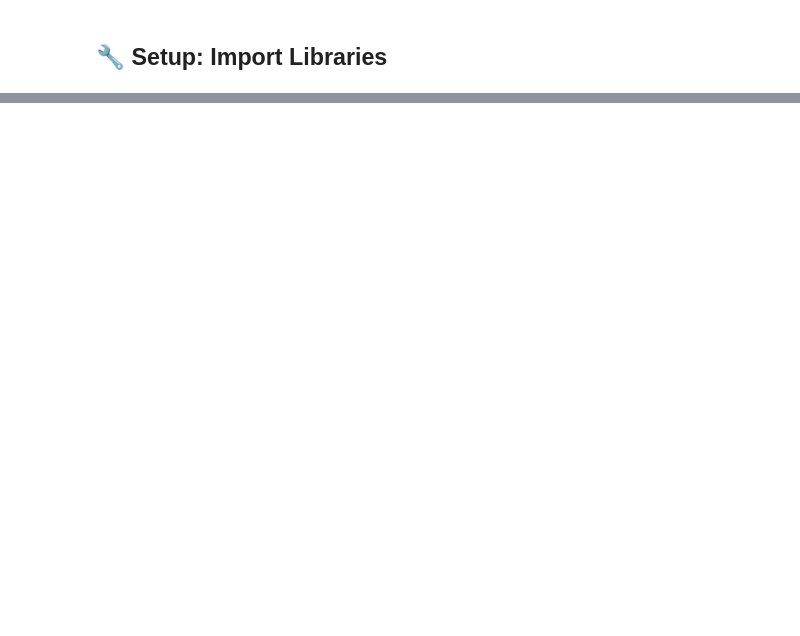
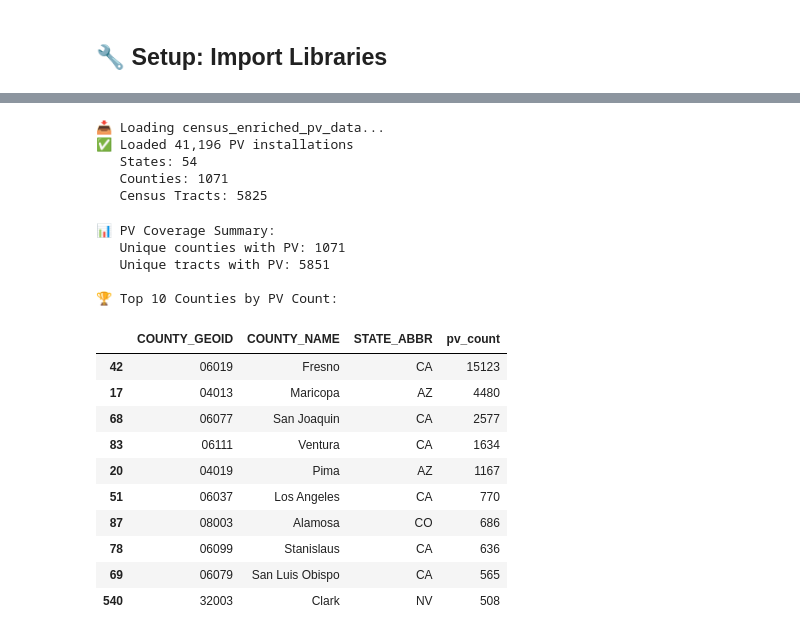
Before and after one commit to avega17/CCOM6994_PV_Solar_Project, a Jupyter notebook: notebooks/03_census_data_demo.ipynb, the cells around one changed output, grey strips where cells are left out. Drawn from its saved outputs; the diff is of its cells as text; code cells hidden in the pictures; blank space fills up the shorter version.

Commit message:
WIP revamp of census EDA notebook + incorporate Luis + Francheska analysis

```diff
--- a/notebooks/03_census_data_demo.ipynb
+++ b/notebooks/03_census_data_demo.ipynb
@@ -324,0 +92,19 @@ print("\n🎉 Notebook complete!")
+# %%
+DB_PATH = os.getenv('PROJECT_DB', '../db/pv_project.ddb')
+CENSUS_API_KEY = os.getenv('CENSUS_API_KEY', None)
+
+print(f"📂 Connecting to database: {DB_PATH}")
+print(f"🔑 Census API Key: {'Configured' if CENSUS_API_KEY else 'Not set (rate limits may apply)'}")
+
+con = duckdb.connect(DB_PATH, read_only=True)
+con.execute("INSTALL spatial; LOAD spatial;")
+
+# List available tables
+tables = con.execute("SHOW TABLES").fetchall()
+print("\n📋 Available tables:")
+for t in tables:
+    try:
+        count = con.execute(f"SELECT COUNT(*) FROM \"{t[0]}\"").fetchone()[0]
+        print(f"   - {t[0]}: {count:,} rows")
+    except:
+        print(f"   - {t[0]}: (error reading)")
@@ -324,0 +120,49 @@ print("\n🎉 Notebook complete!")
+# %%
+# Load the census-enriched PV data
+print("\n📥 Loading census_enriched_pv_data...")
+pv_df = con.execute("SELECT ST_AsText(geometry) AS geometry, * EXCLUDE geometry FROM census_enriched_pv_data").df()
+pv_df['geometry'] = pv_df['geometry'].apply(wkt.loads)
+pv_gdf = gpd.GeoDataFrame(pv_df, geometry='geometry', crs='EPSG:4326')
+
+print(f"✅ Loaded {len(pv_gdf):,} PV installations")
+print(f"   States: {pv_gdf['STATE_ABBR'].nunique()}")
+print(f"   Counties: {pv_gdf['COUNTY_GEOID'].nunique()}")
+print(f"   Census Tracts: {pv_gdf['TRACT_GEOID'].nunique()}")
+
+con.close()
+# %% [output]
+📥 Loading census_enriched_pv_data...
+✅ Loaded 41,196 PV installations
+   States: 54
+   Counties: 1071
+   Census Tracts: 5825
+# %%
+# Get unique geographic identifiers from our PV data
+pv_counties = pv_gdf[['STATE_FIPS', 'STATE_ABBR', 'COUNTY_GEOID', 'COUNTY_NAME']].drop_duplicates()
+pv_tracts = pv_gdf[['STATE_FIPS', 'COUNTY_GEOID', 'TRACT_GEOID']].drop_duplicates()
+
+print(f"\n📊 PV Coverage Summary:")
+print(f"   Unique counties with PV: {len(pv_counties)}")
+print(f"   Unique tracts with PV: {len(pv_tracts)}")
+
+# Count PV installations per county
+pv_per_county = pv_gdf.groupby(['COUNTY_GEOID', 'COUNTY_NAME', 'STATE_ABBR']).size().reset_index(name='pv_count')
+print(f"\n🏆 Top 10 Counties by PV Count:")
+display(pv_per_county.nlargest(10, 'pv_count'))
+# %% [output]
+📊 PV Coverage Summary:
+   Unique counties with PV: 1071
+   Unique tracts with PV: 5851
+
+🏆 Top 10 Counties by PV Count:
+|  | COUNTY_GEOID | COUNTY_NAME | STATE_ABBR | pv_count |
+| 42 | 06019 | Fresno | CA | 15123 |
+| 17 | 04013 | Maricopa | AZ | 4480 |
+| 68 | 06077 | San Joaquin | CA | 2577 |
+| 83 | 06111 | Ventura | CA | 1634 |
+| 20 | 04019 | Pima | AZ | 1167 |
+| 51 | 06037 | Los Angeles | CA | 770 |
+| 87 | 08003 | Alamosa | CO | 686 |
+| 78 | 06099 | Stanislaus | CA | 636 |
+| 69 | 06079 | San Luis Obispo | CA | 565 |
+| 540 | 32003 | Clark | NV | 508 |
```
Also changed, not shown: parts of 53 cells of this notebook, 1 other file.
